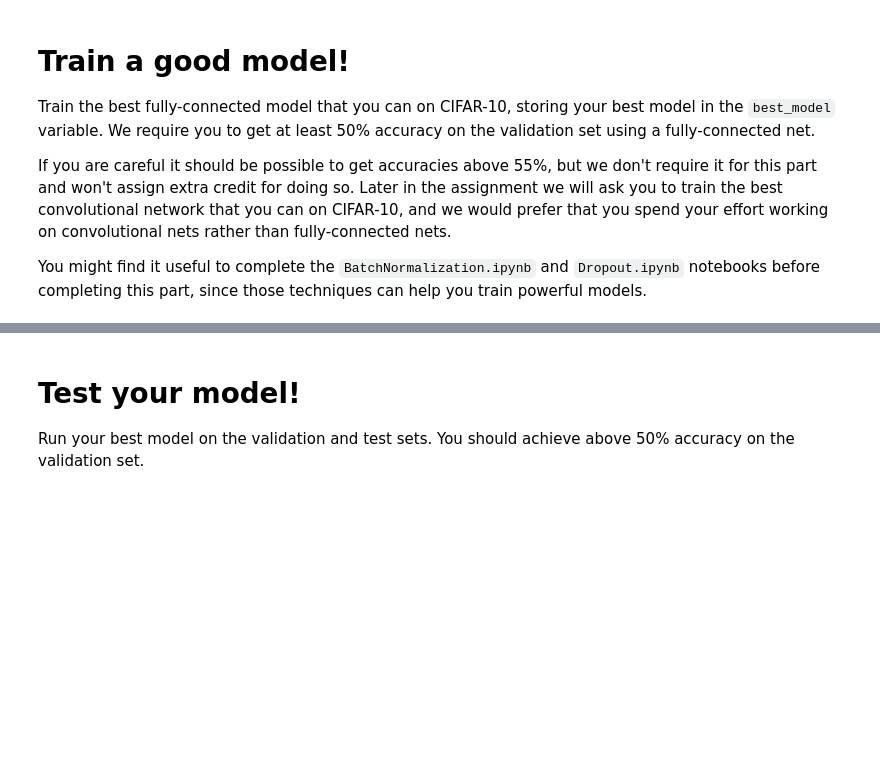
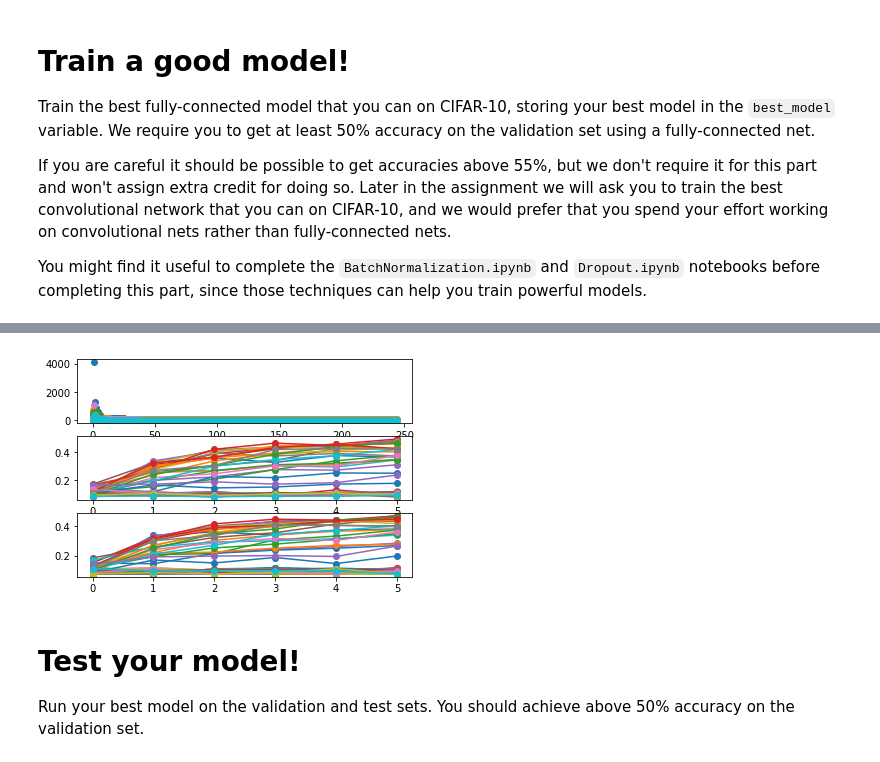
Before and after one commit to ctyfang/cs231n, a Jupyter notebook: assignment2/FullyConnectedNets.ipynb, the cells around one changed output, grey strips where cells are left out. Drawn from its saved outputs; the diff is of its cells as text; code cells hidden in the pictures; blank space fills up the shorter version.

```diff
--- a/assignment2/FullyConnectedNets.ipynb
+++ b/assignment2/FullyConnectedNets.ipynb
@@ -827,15 +827,20 @@ best_model = None
 ################################################################################
 # *****START OF YOUR CODE (DO NOT DELETE/MODIFY THIS LINE)*****
 
+# best_lr = 1.6e-3
+# best_reg = 1.6e-2
+# best_wscale = 6e-2
+
 best_val = -1
 
-num_samples = 5
+num_samples = 50
 results = {}
 for sample in range(num_samples):
     lr = 10**np.random.uniform(-3,-2)
-    reg = 10**np.random.uniform(-1, 0)
+    reg = 10**np.random.uniform(-3,-1)
+    weight_scale = 10**np.random.uniform(-3,-1)
 
-    model = FullyConnectedNet([200, 200, 200, 200, 200], weight_scale=5e-2, reg=reg)
+    model = FullyConnectedNet([200, 200, 200, 200, 200], weight_scale=weight_scale, reg=reg)
 
     solver = Solver(model, data,
                   num_epochs=5, batch_size=1000,
@@ -843,8 +848,18 @@ for sample in range(num_samples):
                   optim_config={
                     'learning_rate': lr,
                   },
-                  verbose=True)
+                  verbose=False)
     solver.train()
+
+    plt.subplot(3, 1, 1)
+    plt.plot(solver.loss_history, 'o', label=('lr=%f, reg=%f, w_scale=%f' % (lr, reg, weight_scale)))
+
+    plt.subplot(3, 1, 2)
+    plt.plot(solver.train_acc_history, '-o', label=('lr=%f, reg=%f, w_scale=%f' % (lr, reg, weight_scale)))
+
+    plt.subplot(3, 1, 3)
+    plt.plot(solver.val_acc_history, '-o', label=('lr=%f, reg=%f, w_scale=%f' % (lr, reg, weight_scale)))
+
 
     val_acc = solver.check_accuracy(data['X_val'], data['y_val'])
     results[(lr, reg)] = val_acc
@@ -852,8 +867,12 @@ for sample in range(num_samples):
     if(val_acc > best_val):
         best_val = val_acc
         best_model = model
-        print('New best validation accuracy of %f with lr=%f, reg=%f' % (val_acc, lr, reg))
+        print('New best validation accuracy of %f with lr=%f, reg=%f, w_scale=%f' % (val_acc, lr, reg, weight_scale))
 
+    del model
+    del solver
+
+plt.show()
 # *****END OF YOUR CODE (DO NOT DELETE/MODIFY THIS LINE)*****
 ################################################################################
 #                              END OF YOUR CODE                                #
@@ -879,3 +884,4 @@ for sample in range(num_samples):
+[figure, added]
 # %% [markdown]
 # Test your model!
 Run your best model on the validation and test sets. You should achieve above 50% accuracy on the validation set.
```
Also changed, not shown: parts of 1 cell of this notebook, 3 other files.
